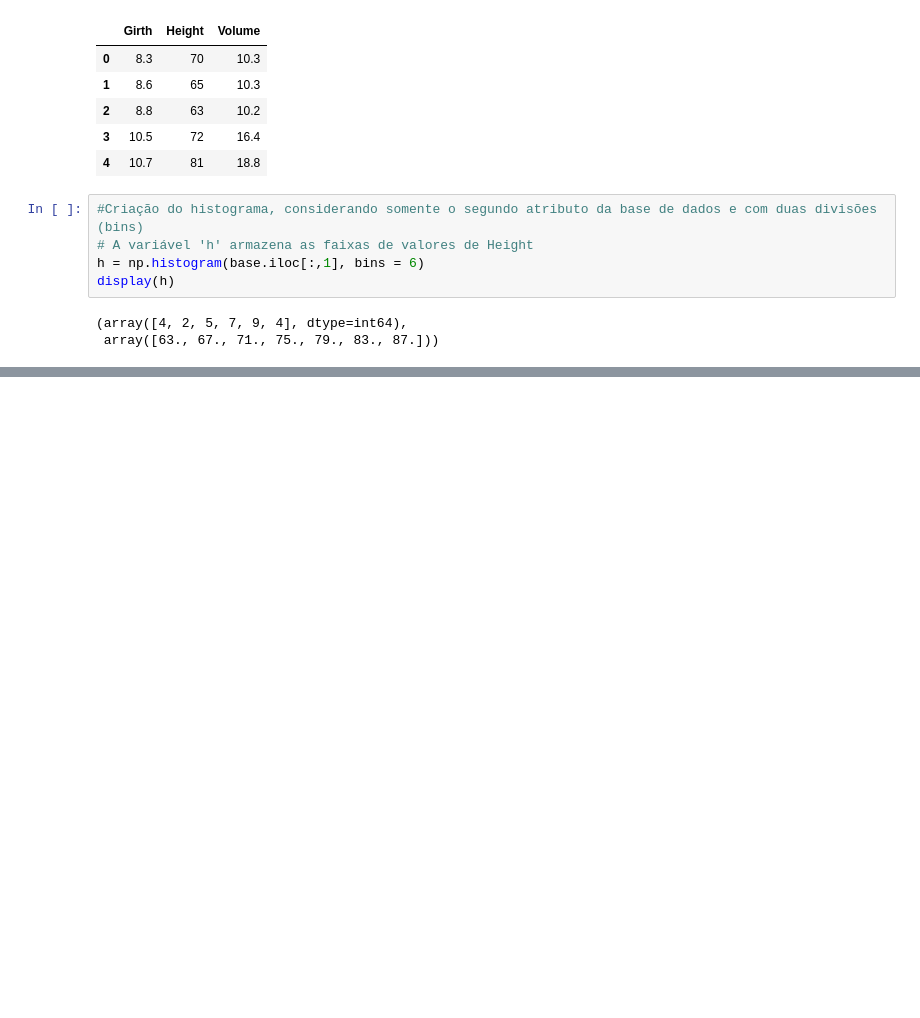
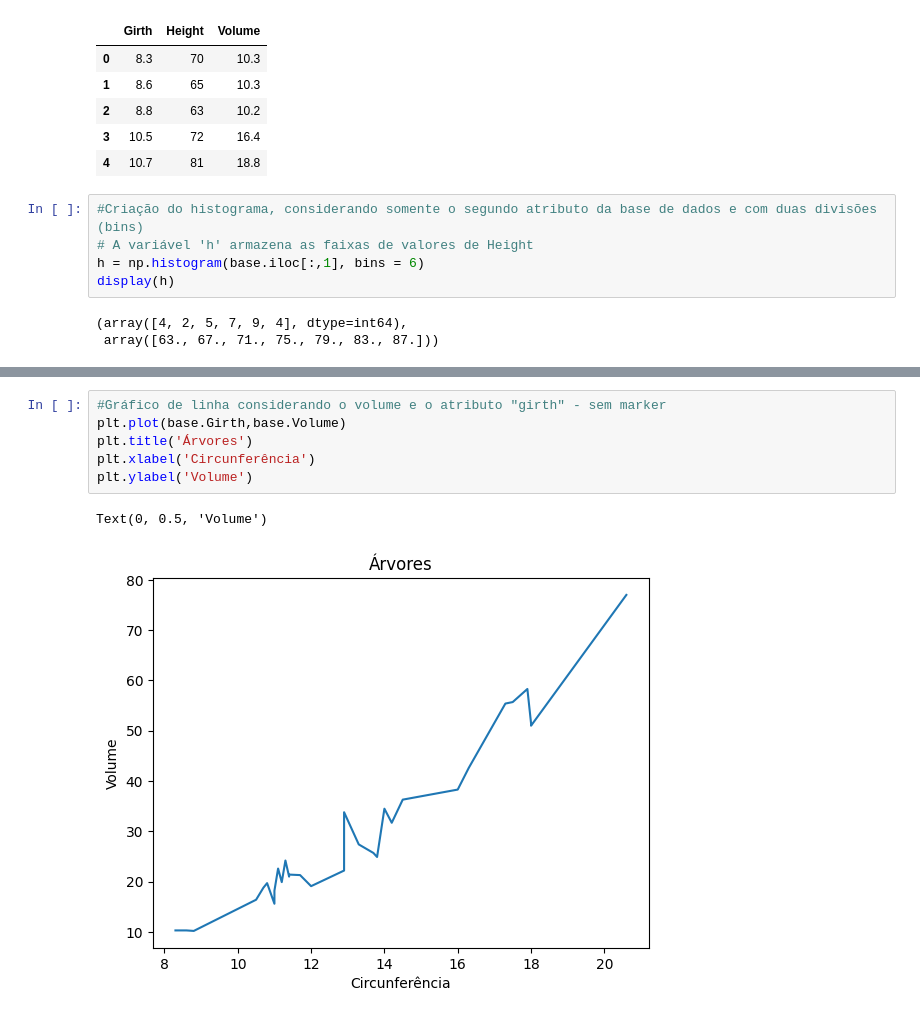
Before and after one commit to Rhuan-Messias/Python_Study, a Jupyter notebook: F_Data_Science/notebook_3/notebook_3.ipynb, the cells around one changed output, grey strips where cells are left out. Cells and saved outputs as stored; diff of their text form; blank space fills up the shorter version.

```diff
--- a/F_Data_Science/notebook_3/notebook_3.ipynb
+++ b/F_Data_Science/notebook_3/notebook_3.ipynb
@@ -53,0 +63,9 @@ srn.histplot(base.iloc[:,1],kde=True, bins=6, color='blue').set(title='Árvores'
+# %%
+#Gráfico de linha considerando o volume e o atributo "girth" - sem marker
+plt.plot(base.Girth,base.Volume)
+plt.title('Árvores')
+plt.xlabel('Circunferência')
+plt.ylabel('Volume')
+# %% [output]
+Text(0, 0.5, 'Volume')
+[figure, added]
```
Also changed, not shown: parts of 42 cells of this notebook.
